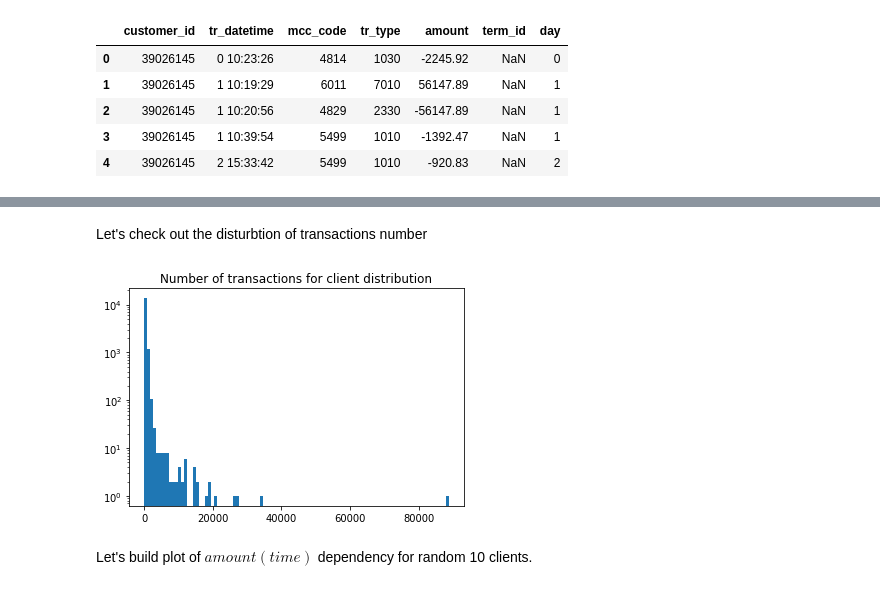
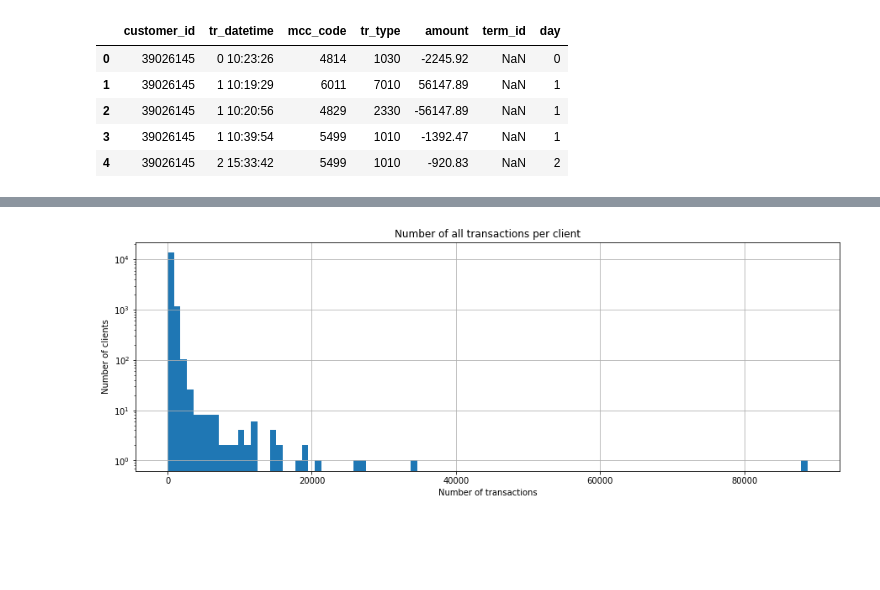
Before and after one commit to PegushinML/BCOD_Thesis, a Jupyter notebook: data/sberbank/SDSJ.ipynb, the cells around one changed output, grey strips where cells are left out. Cells and saved outputs as stored; diff of their text form; code cells hidden in the pictures; blank space fills up the shorter version.

Commit message:
mini bcod lib created + algorithm on transactions data is tested

```diff
--- a/data/sberbank/SDSJ.ipynb
+++ b/data/sberbank/SDSJ.ipynb
@@ -85,5 +88,5 @@ memory usage: 2.5+ KB
 # %%
-transactions_data['day'] = list(map(lambda x: x.split()[0], transactions_data['tr_datetime']))
+transactions_data['day'] = pd.to_numeric(list(map(lambda x: x.split()[0], transactions_data['tr_datetime'])))
 # %%
 transactions_data.head()
 # %% [output]
@@ -120,0 +112,4 @@ Let's build a plot for every clients with dependency $amount(time)$ to look at o
+# %%
+transaction_amount = []
+for customer in customers_id:
+    transaction_amount.append(len(customers_data[customer])/len(np.unique(customers_data[customer]['day'])))
@@ -121,3 +129,3 @@ Let's build a plot for every clients with dependency $amount(time)$ to look at o
 # %%
 for customer in customers_id:
-    customers_data[customer]['amount'].plot()
+    customers_data[customer] = customers_data[customer].drop('tr_datetime', axis=1)
@@ -134,14 +148,14 @@ plt.show()
-# %% [markdown]
-Let's check out the disturbtion of transactions number
 # %%
 q = []
 for customer in customers_id:
     q.append(len(customers_data[customer]))
 # %%
+fig = plt.figure(figsize=(15,5))
 plt.hist(x=q, bins=100, log=True)
-plt.title('Number of transactions for client distribution')
+plt.title('Number of all transactions per client')
+plt.xlabel('Number of transactions')
+plt.ylabel('Number of clients')
+plt.grid(True)
 plt.show()
 # %% [output]
-[figure, old version]
+[figure, new version]
-# %% [markdown]
-Let's build plot of $amount(time)$ dependency for random 10 clients.
```
Also changed, not shown: parts of 35 cells of this notebook, 21 other files.
